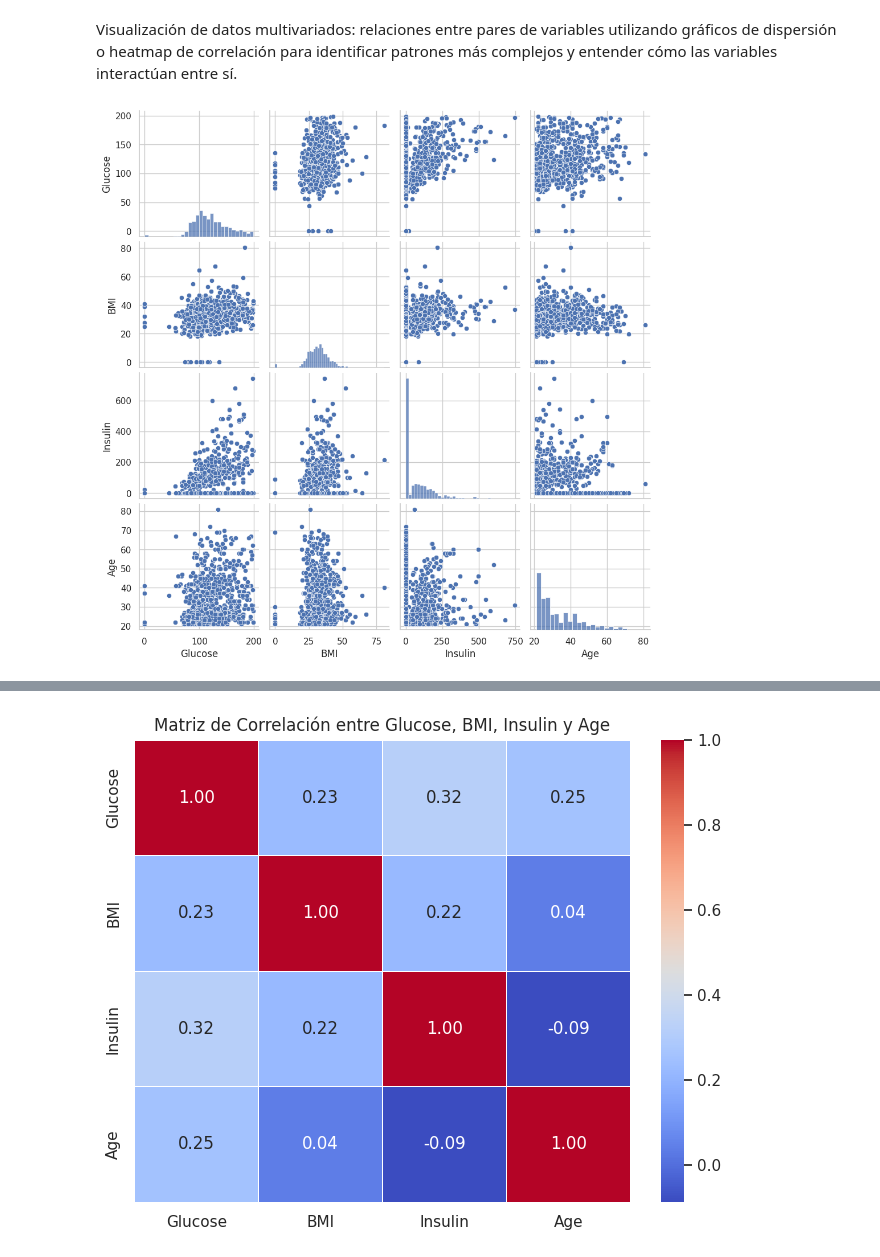
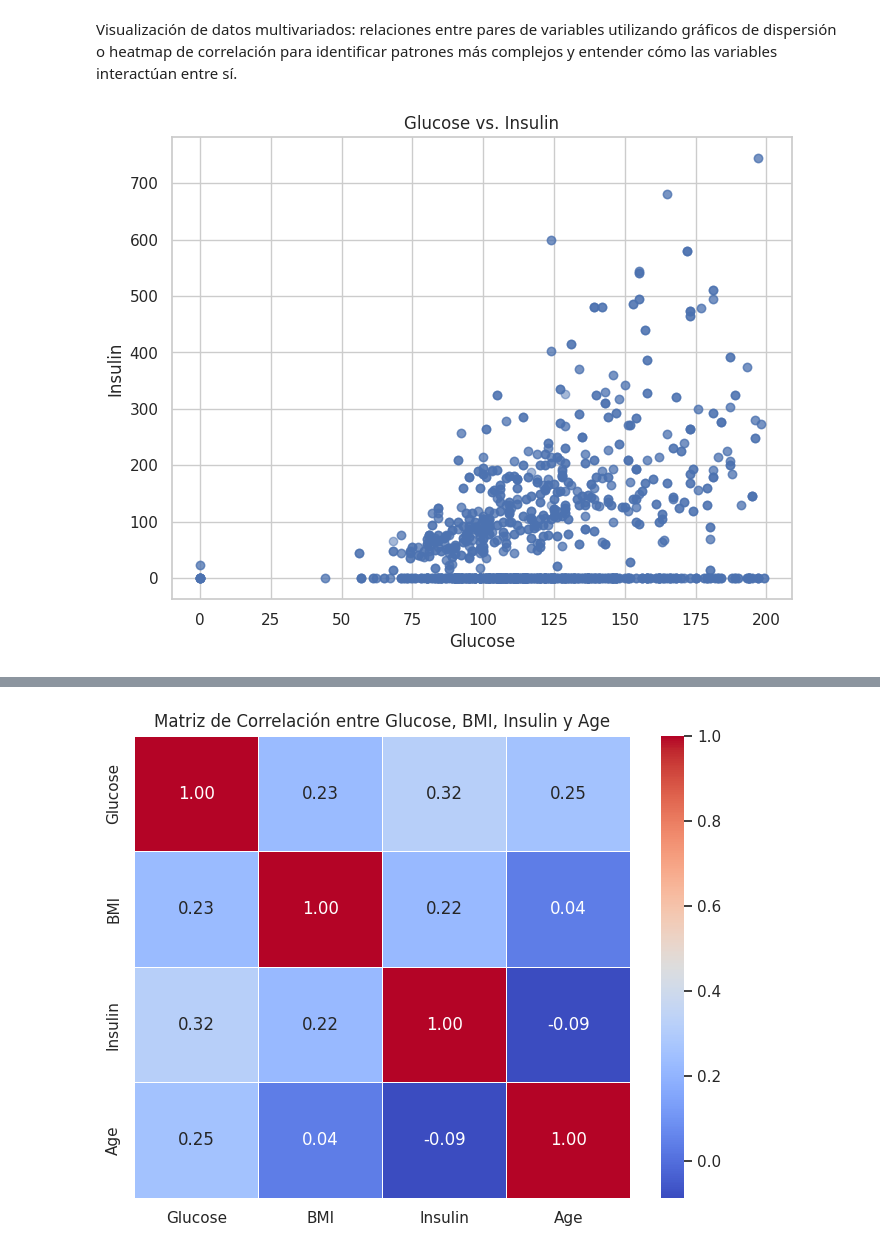
Before and after one commit to paulotolosa/prueba_II_coderhouse, a Jupyter notebook: Proyecto_ParteII_Tolosa.ipynb, the cells around one changed output, grey strips where cells are left out. Drawn from its saved outputs; the diff is of its cells as text; code cells hidden in the pictures.

```diff
--- a/Proyecto_ParteII_Tolosa.ipynb
+++ b/Proyecto_ParteII_Tolosa.ipynb
@@ -141,9 +146,15 @@ Un valor cercano a 0 indica una correlación débil o nula.
 Analizando esta matriz, se podrá entender mejor las relaciones lineales entre las variables y detectar posibles dependencias o redundancias en los datos.
 # %% [markdown]
 Visualización de datos multivariados: relaciones entre pares de variables utilizando gráficos de dispersión o heatmap de correlación para identificar patrones más complejos y entender cómo las variables interactúan entre sí.
-# %%
-# Gráficos de dispersión para pares de variables seleccionadas
-sns.pairplot(df[['Glucose', 'BMI', 'Insulin', 'Age']])
-plt.show()
-# %% [output]
-[figure, removed]
+# %%
+import matplotlib.pyplot as plt
+
+plt.figure(figsize=(8, 6))
+plt.scatter(df['Glucose'], df['Insulin'], alpha=0.5)
+plt.title('Glucose vs. Insulin')
+plt.xlabel('Glucose')
+plt.ylabel('Insulin')
+plt.grid(True)
+plt.show()
+# %% [output]
+[figure, added]
```
Also changed, not shown: parts of 6 cells of this notebook.
